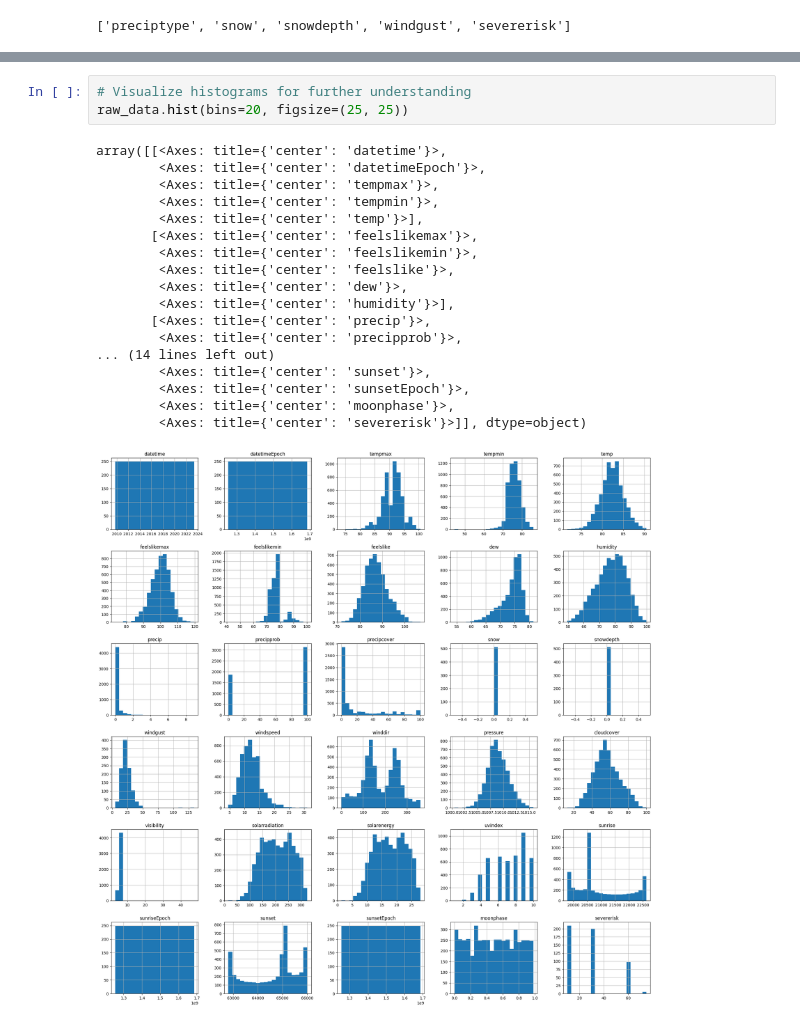
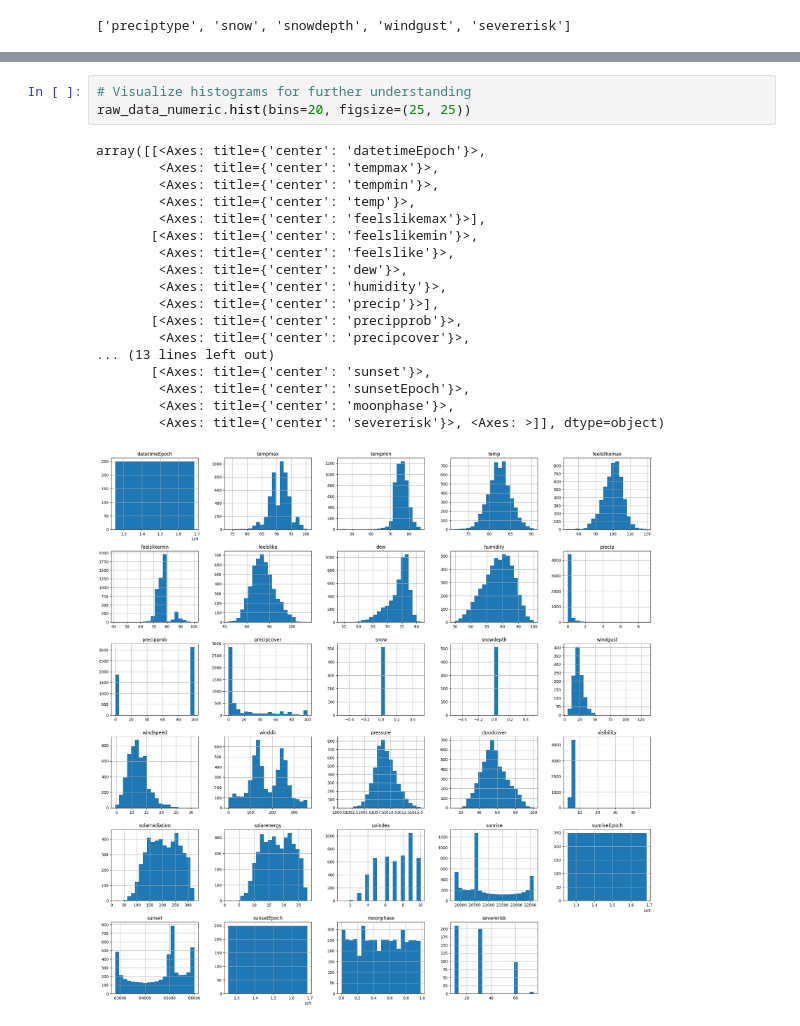
Before and after one commit to khanhnhan1512/Final-Project-Intro-Ds, a Jupyter notebook: src/02a-Data_Exploration.ipynb, the cells around one changed output, grey strips where cells are left out. Saved outputs shown, nothing was run; the diff lists cells and outputs as text.

```diff
--- a/src/02a-Data_Exploration.ipynb
+++ b/src/02a-Data_Exploration.ipynb
@@ -311,23 +435,23 @@ severerisk         Left-skewed
 dtype: object
 # %%
 # Visualize histograms for further understanding
-raw_data.hist(bins=20, figsize=(25, 25))
+raw_data_numeric.hist(bins=20, figsize=(25, 25))
 # %% [output]
-array([[<Axes: title={'center': 'datetime'}>,
-        <Axes: title={'center': 'datetimeEpoch'}>,
+array([[<Axes: title={'center': 'datetimeEpoch'}>,
         <Axes: title={'center': 'tempmax'}>,
         <Axes: title={'center': 'tempmin'}>,
-        <Axes: title={'center': 'temp'}>],
-       [<Axes: title={'center': 'feelslikemax'}>,
-        <Axes: title={'center': 'feelslikemin'}>,
+        <Axes: title={'center': 'temp'}>,
+        <Axes: title={'center': 'feelslikemax'}>],
+       [<Axes: title={'center': 'feelslikemin'}>,
         <Axes: title={'center': 'feelslike'}>,
         <Axes: title={'center': 'dew'}>,
-        <Axes: title={'center': 'humidity'}>],
-       [<Axes: title={'center': 'precip'}>,
-        <Axes: title={'center': 'precipprob'}>,
-... (14 lines left out)
-        <Axes: title={'center': 'sunset'}>,
+        <Axes: title={'center': 'humidity'}>,
+        <Axes: title={'center': 'precip'}>],
+       [<Axes: title={'center': 'precipprob'}>,
+        <Axes: title={'center': 'precipcover'}>,
+... (13 lines left out)
+       [<Axes: title={'center': 'sunset'}>,
         <Axes: title={'center': 'sunsetEpoch'}>,
         <Axes: title={'center': 'moonphase'}>,
-        <Axes: title={'center': 'severerisk'}>]], dtype=object)
+        <Axes: title={'center': 'severerisk'}>, <Axes: >]], dtype=object)
-[figure, old version]
+[figure, new version]
```
Also changed, not shown: parts of 49 cells of this notebook.
